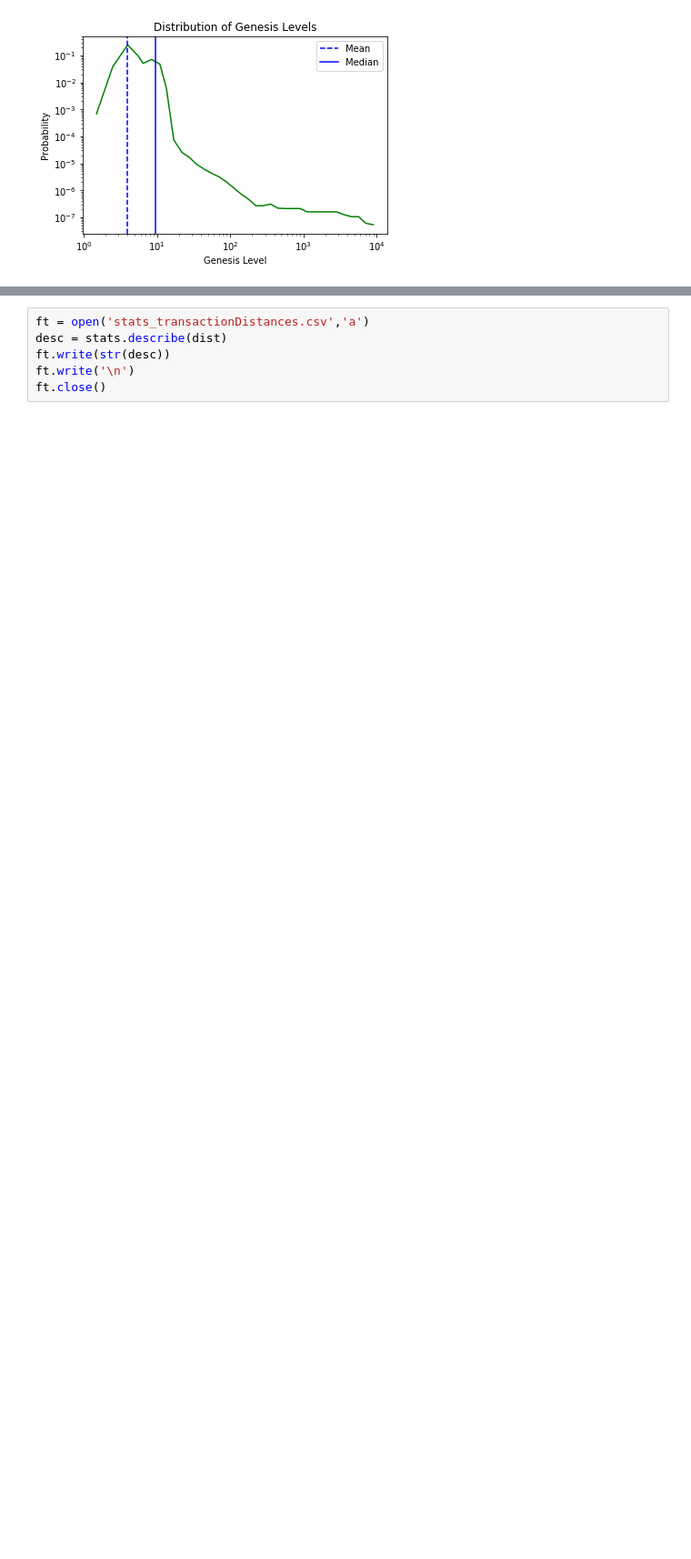
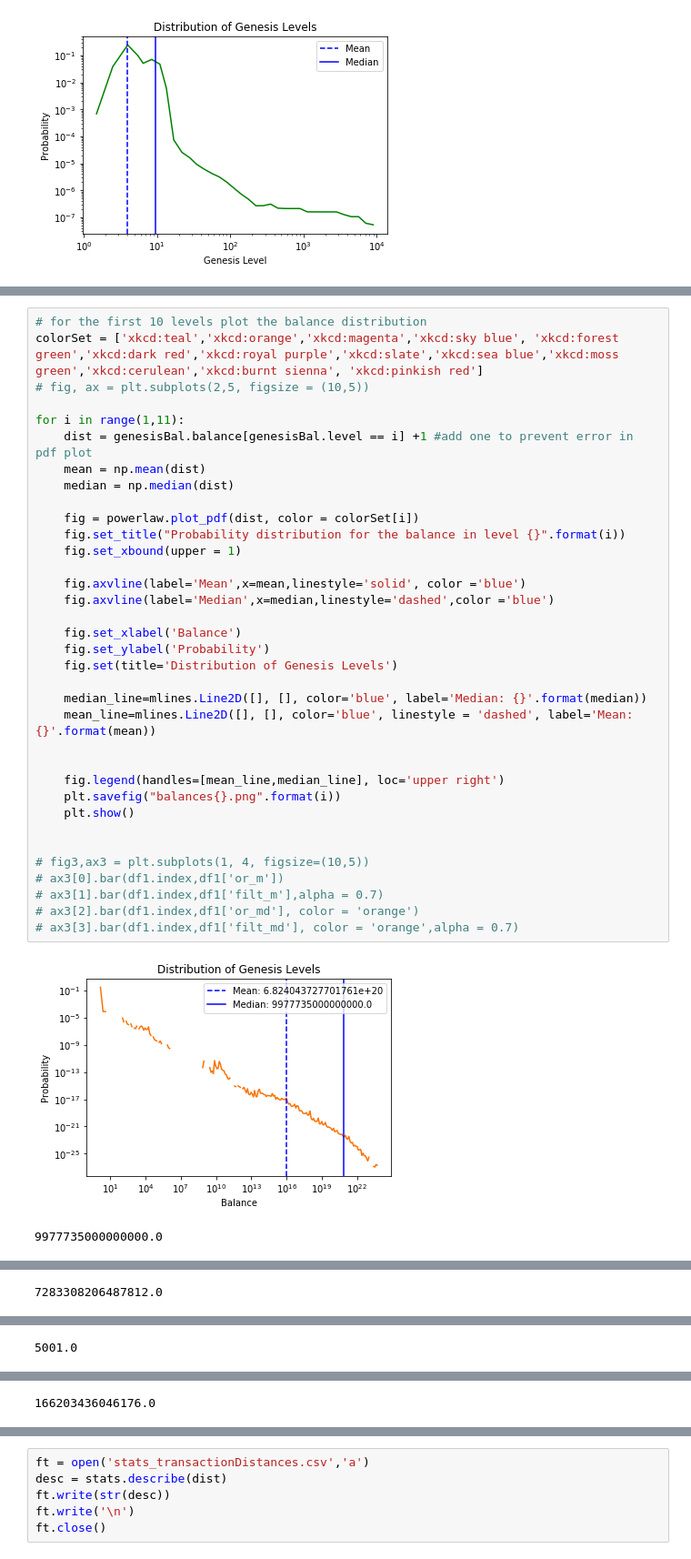
Before and after one commit to Sandipan99/Ethereum, a Jupyter notebook: GenesisVisualization.ipynb, the cells around one changed output, grey strips where cells are left out. Shown at 91% size. Cells and saved outputs as stored; diff of their text form; blank space fills up the shorter version.

```diff
--- a/GenesisVisualization.ipynb
+++ b/GenesisVisualization.ipynb
@@ -83,0 +121,38 @@ plt.show()
+# %%
+# for the first 10 levels plot the balance distribution
+colorSet = ['xkcd:teal','xkcd:orange','xkcd:magenta','xkcd:sky blue', 'xkcd:forest green','xkcd:dark red','xkcd:royal purple','xkcd:slate','xkcd:sea blue','xkcd:moss green','xkcd:cerulean','xkcd:burnt sienna', 'xkcd:pinkish red']
+# fig, ax = plt.subplots(2,5, figsize = (10,5))
+
+for i in range(1,11):
+    dist = genesisBal.balance[genesisBal.level == i] +1 #add one to prevent error in pdf plot
+    mean = np.mean(dist)
+    median = np.median(dist)
+
+    fig = powerlaw.plot_pdf(dist, color = colorSet[i])
+    fig.set_title("Probability distribution for the balance in level {}".format(i))
+    fig.set_xbound(upper = 1)
+
+    fig.axvline(label='Mean',x=mean,linestyle='solid', color ='blue')
+    fig.axvline(label='Median',x=median,linestyle='dashed',color ='blue')
+
+    fig.set_xlabel('Balance')
+    fig.set_ylabel('Probability')
+    fig.set(title='Distribution of Genesis Levels')
+
+    median_line=mlines.Line2D([], [], color='blue', label='Median: {}'.format(median))
+    mean_line=mlines.Line2D([], [], color='blue', linestyle = 'dashed', label='Mean: {}'.format(mean))
+
+
+    fig.legend(handles=[mean_line,median_line], loc='upper right')
+    plt.savefig("balances{}.png".format(i))
+    plt.show()
+
+
+# fig3,ax3 = plt.subplots(1, 4, figsize=(10,5))
+# ax3[0].bar(df1.index,df1['or_m'])
+# ax3[1].bar(df1.index,df1['filt_m'],alpha = 0.7)
+# ax3[2].bar(df1.index,df1['or_md'], color = 'orange')
+# ax3[3].bar(df1.index,df1['filt_md'], color = 'orange',alpha = 0.7)
+# %% [output]
+[figure, added]
+9977735000000000.0
@@ -83,0 +160 @@ plt.show()
+7283308206487812.0
@@ -83,0 +162 @@ plt.show()
+5001.0
@@ -83,0 +164 @@ plt.show()
+166203436046176.0
```
Also changed, not shown: parts of 8 cells of this notebook, 5 other files.
